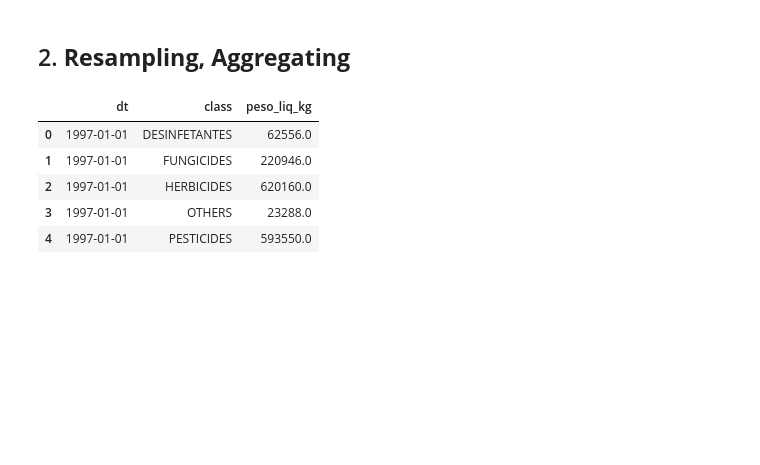
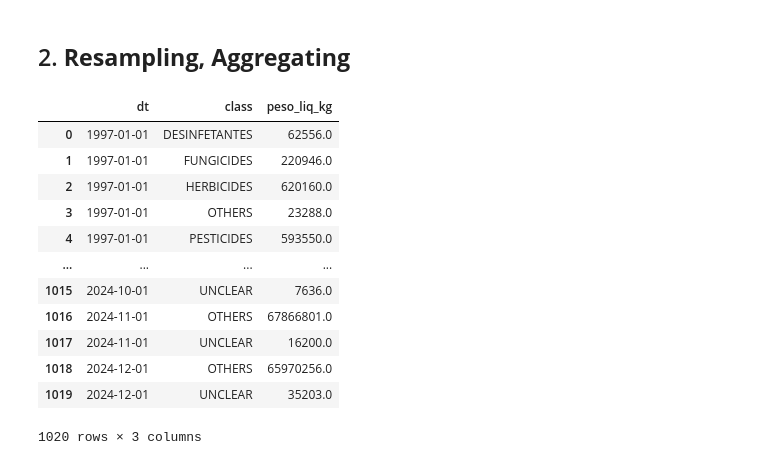
Before and after one commit to HenriqueCord/comexstat_pesticide_viz, a Jupyter notebook: notebooks/exploratory_analysis.ipynb, the cells around one changed output. Drawn from its saved outputs; the diff is of its cells as text; code cells hidden in the pictures; blank space fills up the shorter version.

```diff
--- a/notebooks/exploratory_analysis.ipynb
+++ b/notebooks/exploratory_analysis.ipynb
@@ -158,14 +159,21 @@ grouper_keys = ["dt", "class"]
 _df_keys = value_keys + grouper_keys
 # %%
 grouped_df = df_pest_explore[_df_keys].groupby(grouper_keys).sum().reset_index()
-grouped_df.head()
+grouped_df
 # %% [output]
 |  | dt | class | peso_liq_kg |
 | 0 | 1997-01-01 | DESINFETANTES | 62556.0 |
 | 1 | 1997-01-01 | FUNGICIDES | 220946.0 |
 | 2 | 1997-01-01 | HERBICIDES | 620160.0 |
 | 3 | 1997-01-01 | OTHERS | 23288.0 |
 | 4 | 1997-01-01 | PESTICIDES | 593550.0 |
+| ... | ... | ... | ... |
+| 1015 | 2024-10-01 | UNCLEAR | 7636.0 |
+| 1016 | 2024-11-01 | OTHERS | 67866801.0 |
+| 1017 | 2024-11-01 | UNCLEAR | 16200.0 |
+| 1018 | 2024-12-01 | OTHERS | 65970256.0 |
+| 1019 | 2024-12-01 | UNCLEAR | 35203.0 |
+1020 rows × 3 columns
 # %%
 fig = px.bar(
     grouped_df,
```
Also changed, not shown: parts of 9 cells of this notebook, 1 other file.
